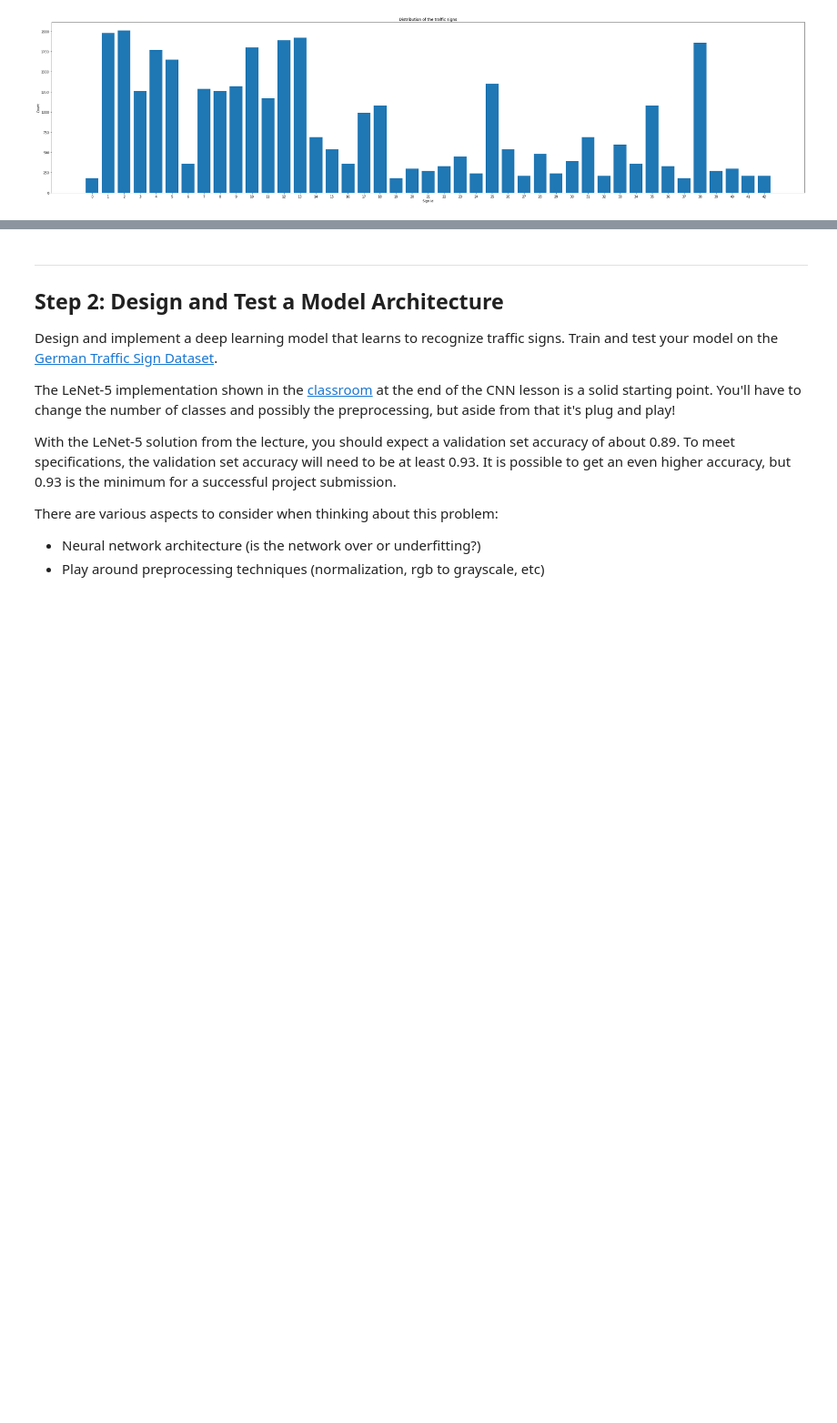
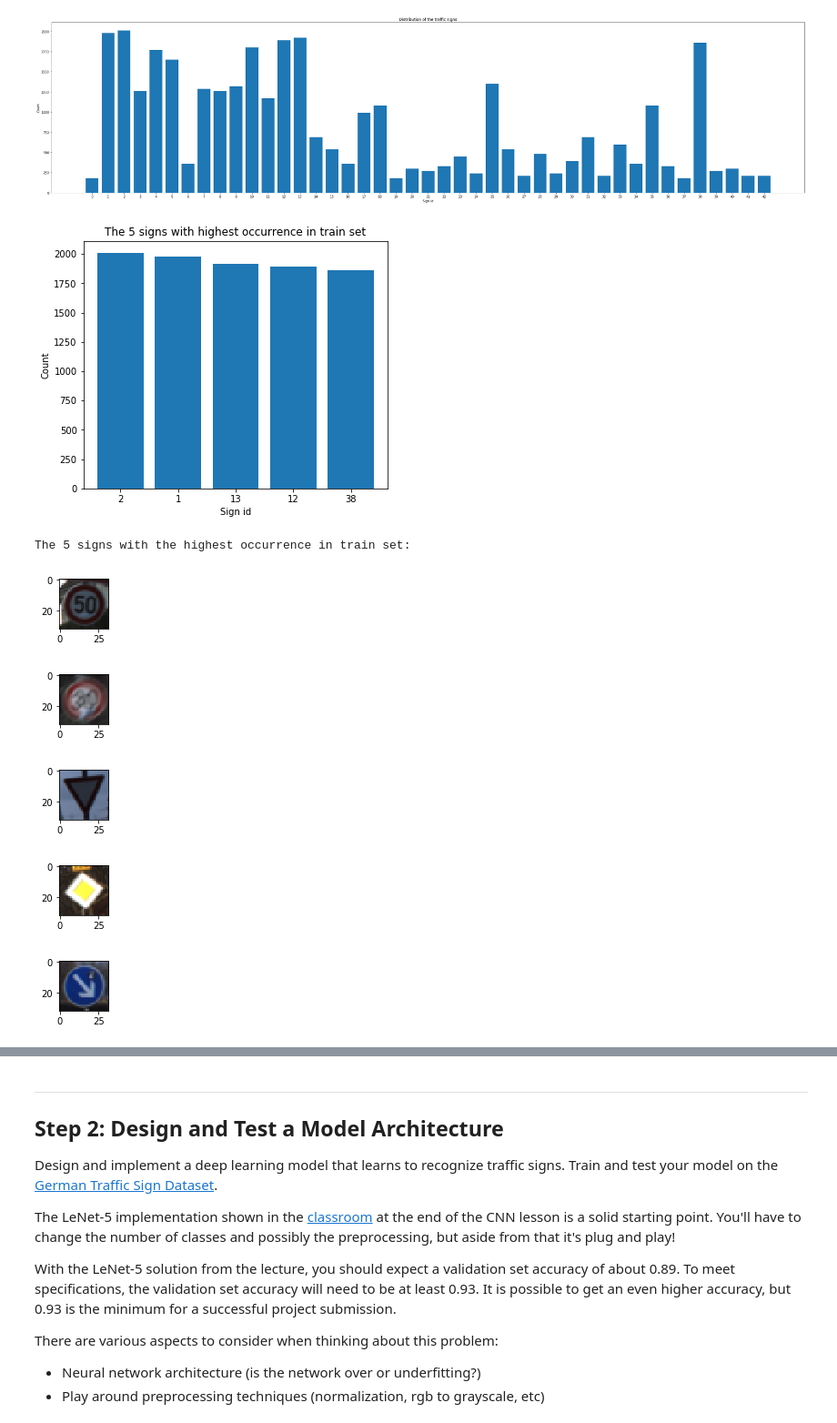
Before and after one commit to mbachm/CarND-Traffic-Sign-Classifier-Project, a Jupyter notebook: Traffic_Sign_Classifier.ipynb, the cells around one changed output, grey strips where cells are left out. Shown: that part at 91% size. Saved outputs shown, nothing was run; the diff lists cells and outputs as text; code cells hidden in the pictures; blank space fills up the shorter version.

```diff
--- a/Traffic_Sign_Classifier.ipynb
+++ b/Traffic_Sign_Classifier.ipynb
@@ -86,4 +86,22 @@ Visualize the German Traffic Signs Dataset using the pickled file(s). This is op
 The [Matplotlib](http://matplotlib.org/) [examples](http://matplotlib.org/examples/index.html) and [gallery](http://matplotlib.org/gallery.html) pages are a great resource for doing visualizations in Python.
 
 **NOTE:** It's recommended you start with something simple first. If you wish to do more, come back to it after you've completed the rest of the sections.
+# %%
+### Data exploration visualization code goes here.
+### Feel free to use as many code cells as needed.
+import matplotlib.pyplot as plt
+import numpy as np
+# Visualizations will be shown in the notebook.
+%matplotlib inline
+
+def show_images_of_np_array(image_id_array):
+    """ shows the images of the training set of the given ids with matplotlib.pyplot """
+
+    for i in range(0, image_id_array.size):
+        index_of_id, = np.where(image_id_array[i] == y_train)
+        image = X_train[index_of_id[-1]].squeeze()
+        plt.figure(i, figsize=(1,1))
+        plt.imshow(image)
+    plt.show()
+    return None
 # %%
@@ -106,5 +117,29 @@ plt.xticks(range(n_classes), unique)
 plt.show()
 # %% [output]
 [figure]
+# %%
+values = np.empty([5], dtype=int)
+values = np.argsort(counts)[-5:][::-1]
+count = np.empty([5], dtype=int)
+for idx,value in enumerate(values):
+    count[idx] = counts[value]
+plt.figure(figsize=(6,5))
+plt.title("The 5 signs with highest occurrence in train set")
+plt.ylabel("Count")
+plt.xlabel("Sign id")
+plt.bar(np.arange(5), (int(count[0]),int(count[1]), int(count[2]), int(count[3]), int(count[4])), align='center')
+plt.xticks(np.arange(5), (int(values[0]),int(values[1]), int(values[2]), int(values[3]), int(values[4])))
+plt.show()
+
+print("The 5 signs with the highest occurrence in train set:")
+show_images_of_np_array(values)
+# %% [output]
+[figure, added]
+The 5 signs with the highest occurrence in train set:
+[figure, added]
+[figure, added]
+[figure, added]
+[figure, added]
+[figure, added]
 # %%
 values = np.empty([5], dtype=int)
```
Also changed, not shown: parts of 11 cells of this notebook, 9 other files.
